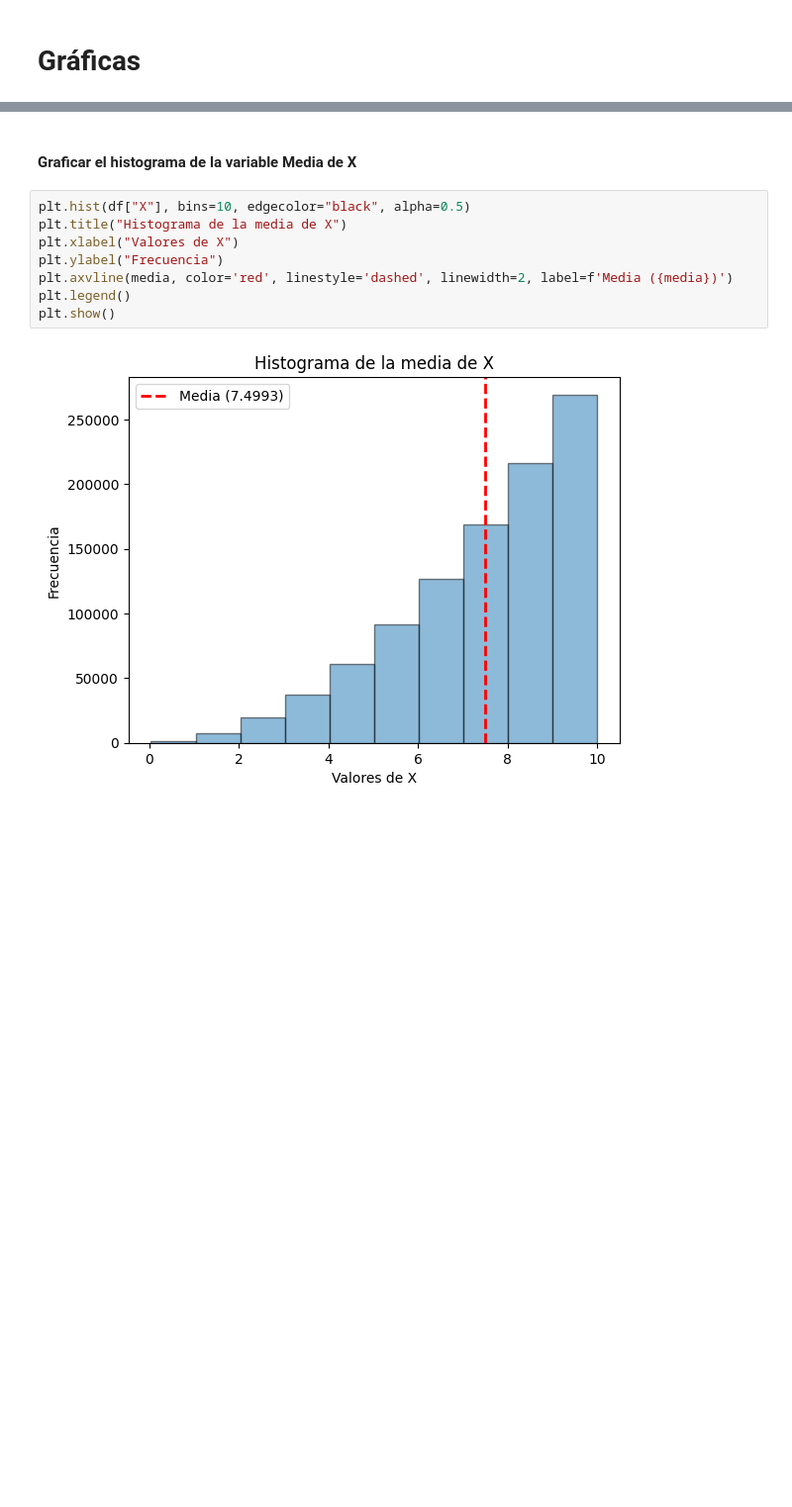
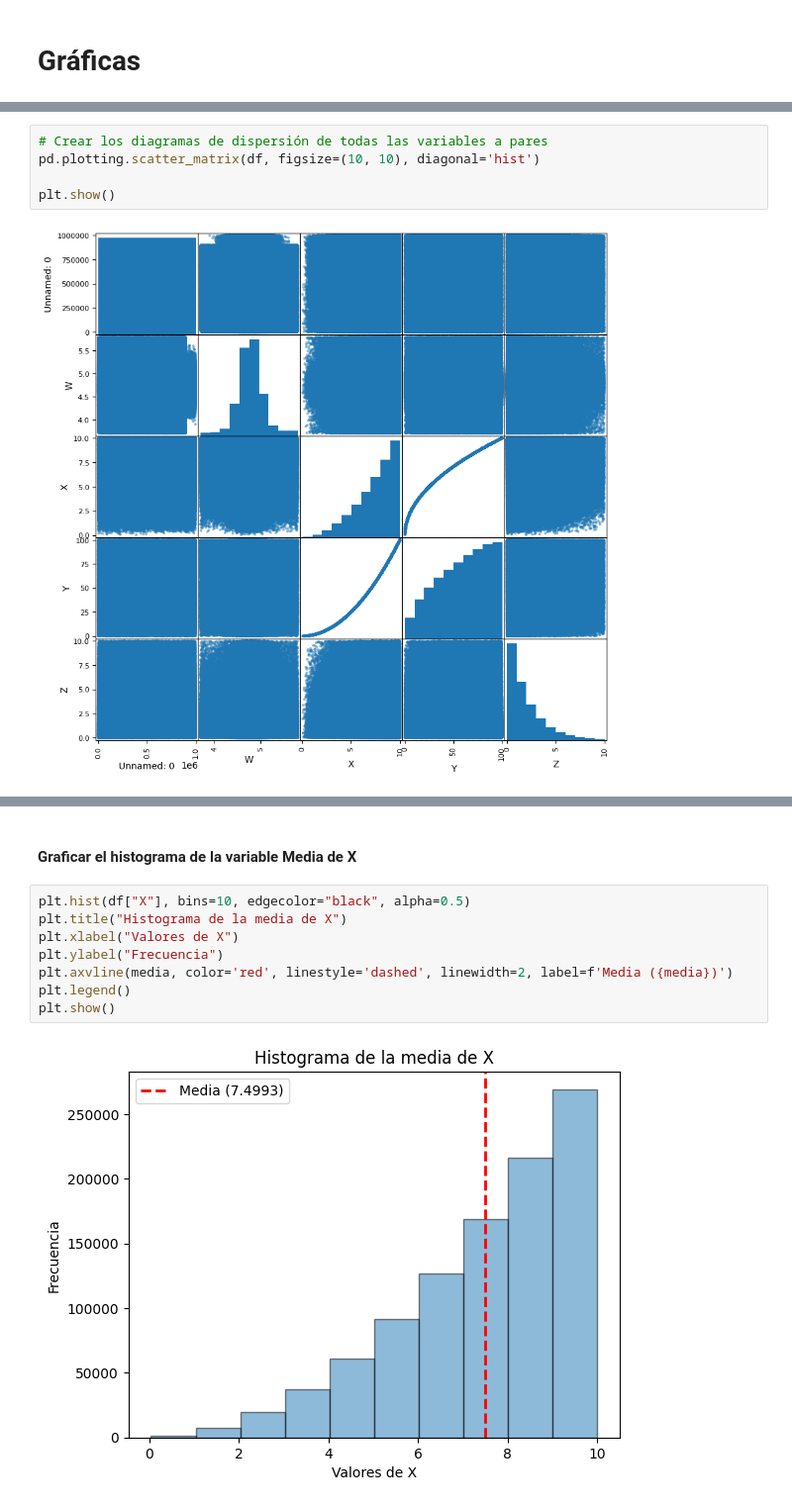
Before and after one commit to MartinPaGarcia/Developer_Personal_Projects, a Jupyter notebook: Python/Tec/Semestre 8/Ciencia de Datos/Tareas/Palomares_Martin_dataframe.ipynb, the cells around one changed output, grey strips where cells are left out. Shown at 99% size. Drawn from its saved outputs; the diff is of its cells as text; blank space fills up the shorter version.

```diff
--- a/Python/Tec/Semestre 8/Ciencia de Datos/Tareas/Palomares_Martin_dataframe.ipynb
+++ b/Python/Tec/Semestre 8/Ciencia de Datos/Tareas/Palomares_Martin_dataframe.ipynb
@@ -64,0 +164,7 @@ datos_3 = df[df["W"] > 0]
+# %%
+# Crear los diagramas de dispersión de todas las variables a pares
+pd.plotting.scatter_matrix(df, figsize=(10, 10), diagonal='hist')
+
+plt.show()
+# %% [output]
+[figure, added]
```
Also changed, not shown: parts of 22 cells of this notebook.
